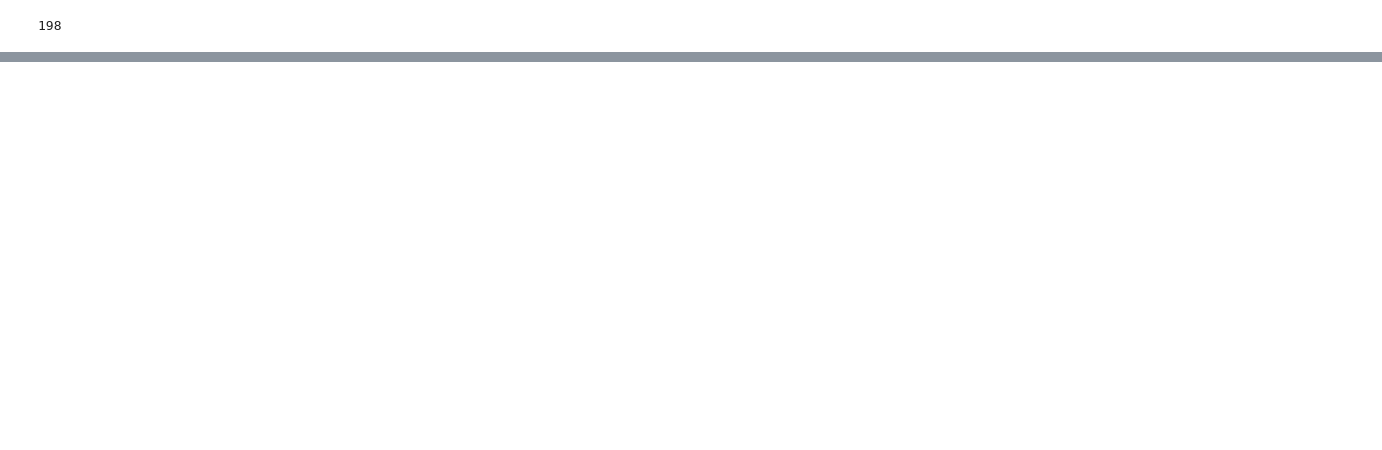
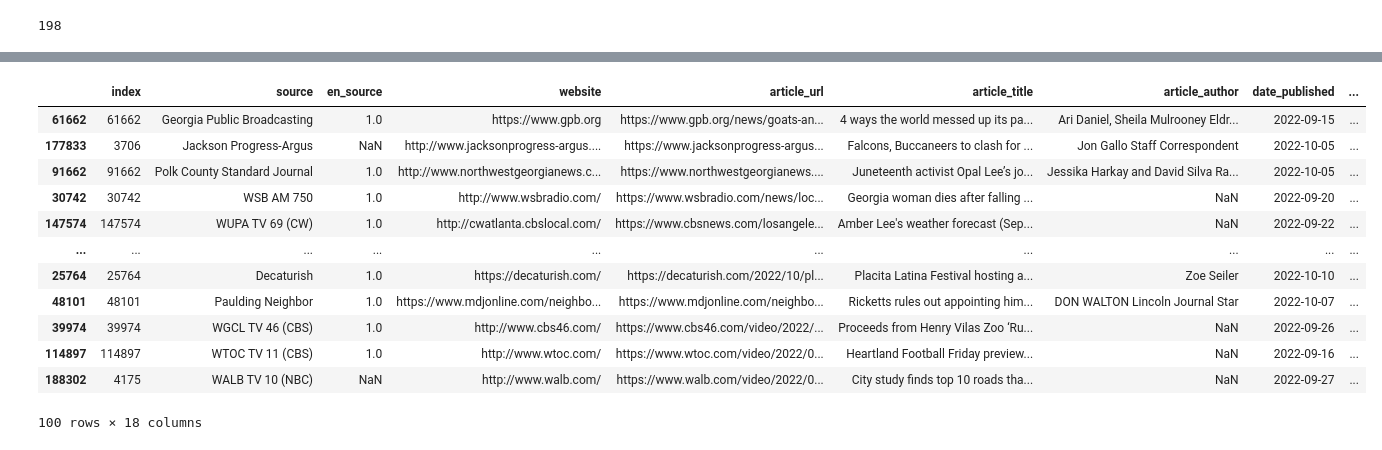
Before and after one commit to ykim71/georgia_analysis, a Jupyter notebook: (2)_Georgia_place_analysis.ipynb, the cells around one changed output, grey strips where cells are left out. Cells and saved outputs as stored; diff of their text form; code cells hidden in the pictures; blank space fills up the shorter version.

```diff
--- a/(2)_Georgia_place_analysis.ipynb
+++ b/(2)_Georgia_place_analysis.ipynb
@@ -435,0 +1042,16 @@ df_ng_all_m20_county_unique_count.to_excel('Georgia_m20_county_unique_count_v2.x
+# %%
+df.sample(100)
+# %% [output]
+|  | index | source | en_source | website | article_url | article_title | article_author | date_published | ... |
+| 61662 | 61662 | Georgia Public Broadcasting | 1.0 | https://www.gpb.org | https://www.gpb.org/news/goats-an... | 4 ways the world messed up its pa... | Ari Daniel, Sheila Mulrooney Eldr... | 2022-09-15 | ... |
+| 177833 | 3706 | Jackson Progress-Argus | NaN | http://www.jacksonprogress-argus.... | https://www.jacksonprogress-argus... | Falcons, Buccaneers to clash for ... | Jon Gallo Staff Correspondent | 2022-10-05 | ... |
+| 91662 | 91662 | Polk County Standard Journal | 1.0 | http://www.northwestgeorgianews.c... | https://www.northwestgeorgianews.... | Juneteenth activist Opal Lee’s jo... | Jessika Harkay and David Silva Ra... | 2022-10-05 | ... |
+| 30742 | 30742 | WSB AM 750 | 1.0 | http://www.wsbradio.com/ | https://www.wsbradio.com/news/loc... | Georgia woman dies after falling ... | NaN | 2022-09-20 | ... |
+| 147574 | 147574 | WUPA TV 69 (CW) | 1.0 | http://cwatlanta.cbslocal.com/ | https://www.cbsnews.com/losangele... | Amber Lee's weather forecast (Sep... | NaN | 2022-09-22 | ... |
+| ... | ... | ... | ... | ... | ... | ... | ... | ... | ... |
+| 25764 | 25764 | Decaturish | 1.0 | https://decaturish.com/ | https://decaturish.com/2022/10/pl... | Placita Latina Festival hosting a... | Zoe Seiler | 2022-10-10 | ... |
+| 48101 | 48101 | Paulding Neighbor | 1.0 | https://www.mdjonline.com/neighbo... | https://www.mdjonline.com/neighbo... | Ricketts rules out appointing him... | DON WALTON Lincoln Journal Star | 2022-10-07 | ... |
+| 39974 | 39974 | WGCL TV 46 (CBS) | 1.0 | http://www.cbs46.com/ | https://www.cbs46.com/video/2022/... | Proceeds from Henry Vilas Zoo ‘Ru... | NaN | 2022-09-26 | ... |
+| 114897 | 114897 | WTOC TV 11 (CBS) | 1.0 | http://www.wtoc.com/ | https://www.wtoc.com/video/2022/0... | Heartland Football Friday preview... | NaN | 2022-09-16 | ... |
+| 188302 | 4175 | WALB TV 10 (NBC) | NaN | http://www.walb.com/ | https://www.walb.com/video/2022/0... | City study finds top 10 roads tha... | NaN | 2022-09-27 | ... |
+100 rows × 18 columns
```
Also changed, not shown: parts of 179 cells of this notebook.
